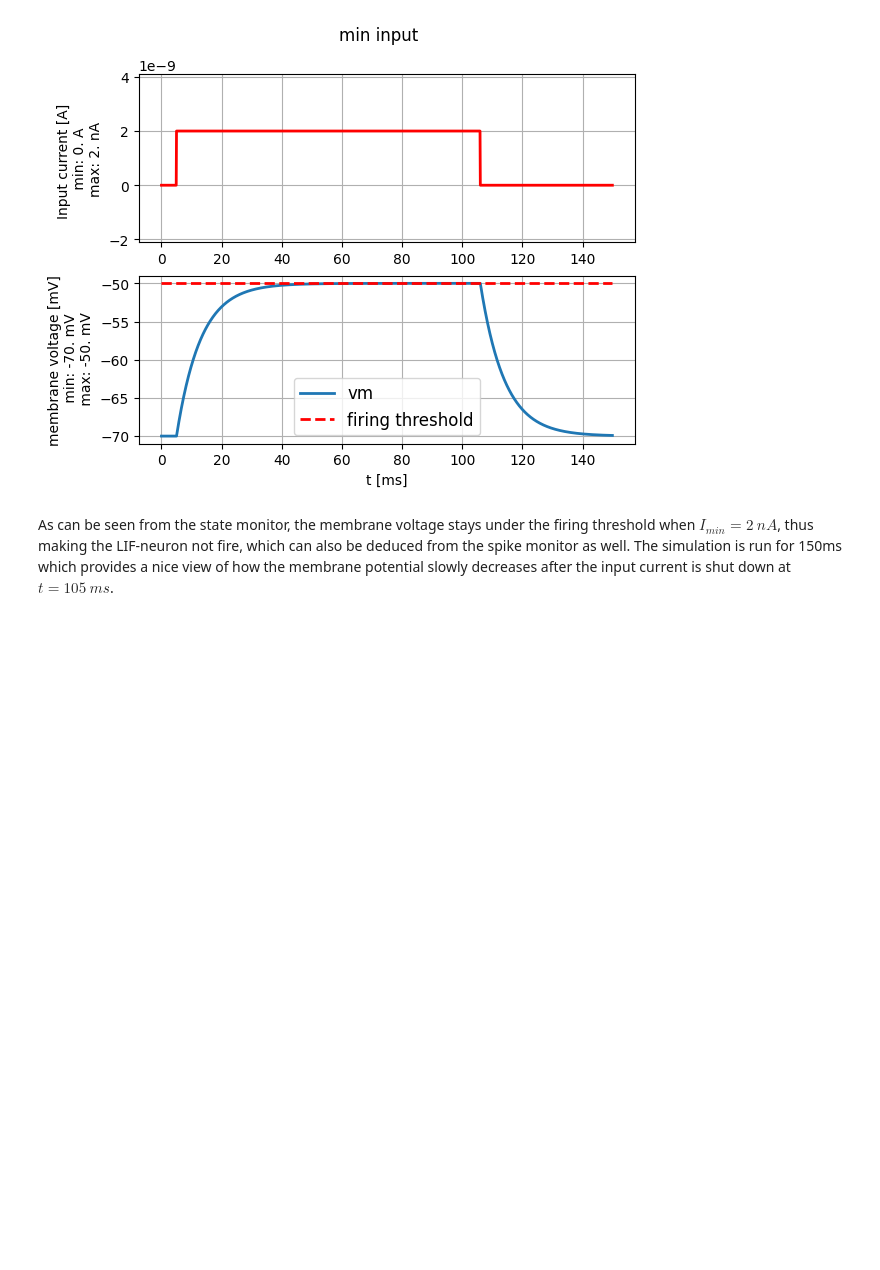
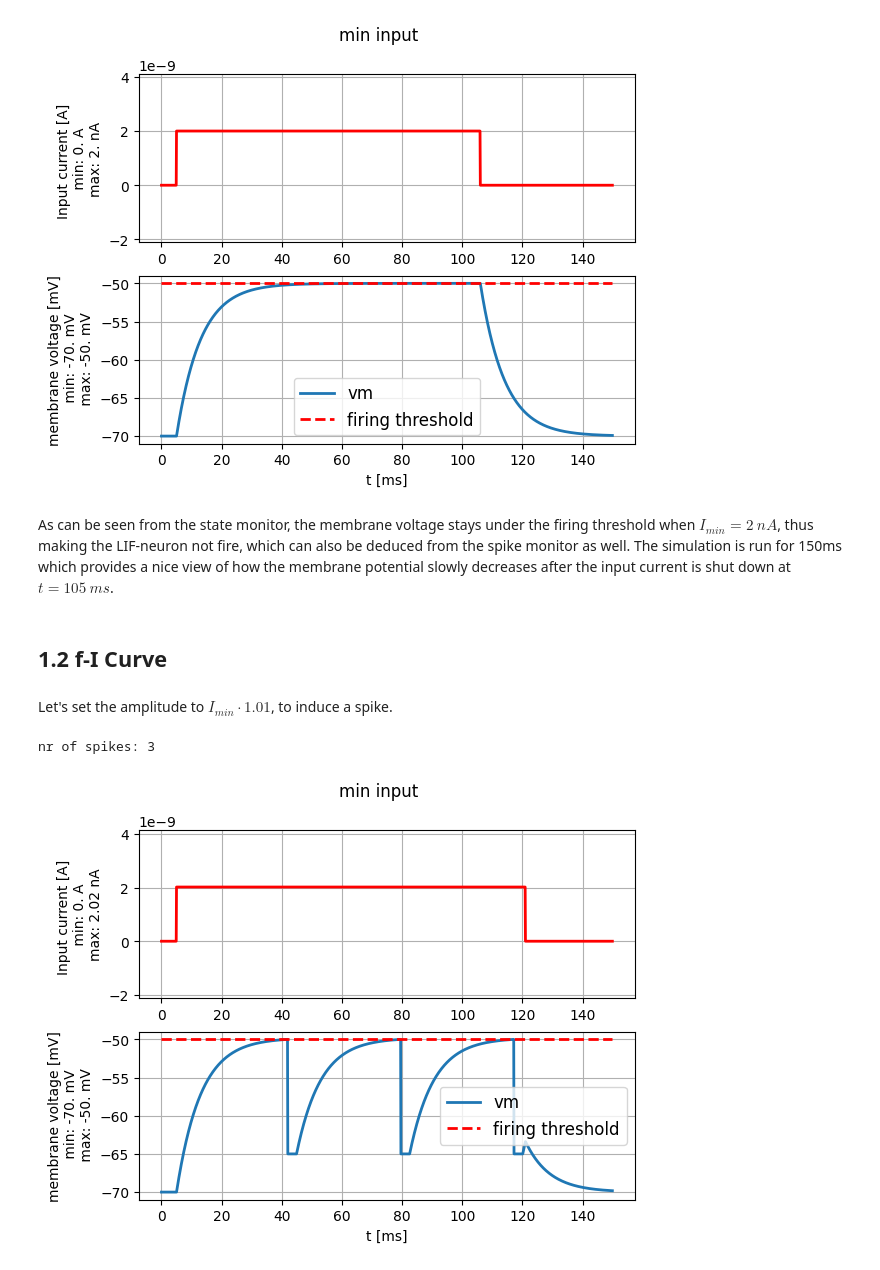
Before and after one commit to aarinenmiska/neuronal-dynamics, a Jupyter notebook: LIF-model.ipynb, the cells around one changed output. Cells and saved outputs as stored; diff of their text form; code cells hidden in the pictures; blank space fills up the shorter version.

```diff
--- a/LIF-model.ipynb
+++ b/LIF-model.ipynb
@@ -116,3 +112,22 @@ nr of spikes: 0
 [figure]
 # %% [markdown]
 As can be seen from the state monitor, the membrane voltage stays under the firing threshold when $I_{min} = 2\ nA$, thus making the LIF-neuron not fire, which can also be deduced from the spike monitor as well. The simulation is run for 150ms which provides a nice view of how the membrane potential slowly decreases after the input current is shut down at $t=105\ ms$.
+# %% [markdown]
+## 1.2 f-I Curve
+# %% [markdown]
+Let's set the amplitude to $I_{min}\cdot 1.01$, to induce a spike.
+# %%
+step_current = input_factory.get_step_current(
+    t_start=5, t_end=120, unit_time=b2.ms,
+    amplitude=I_min*1.01)
+
+state_monitor, spike_monitor = LIF.simulate_LIF_neuron(
+    input_current=step_current, simulation_time = 150 * b2.ms,
+    abs_refractory_period = 3 * b2.ms)
+
+plot_tools.plot_voltage_and_current_traces(
+state_monitor, step_current, title="min input", firing_threshold=LIF.FIRING_THRESHOLD)
+print("nr of spikes: {}".format(spike_monitor.count[0]))
+# %% [output]
+nr of spikes: 3
+[figure, added]
```
Also changed, not shown: parts of 26 cells of this notebook.
